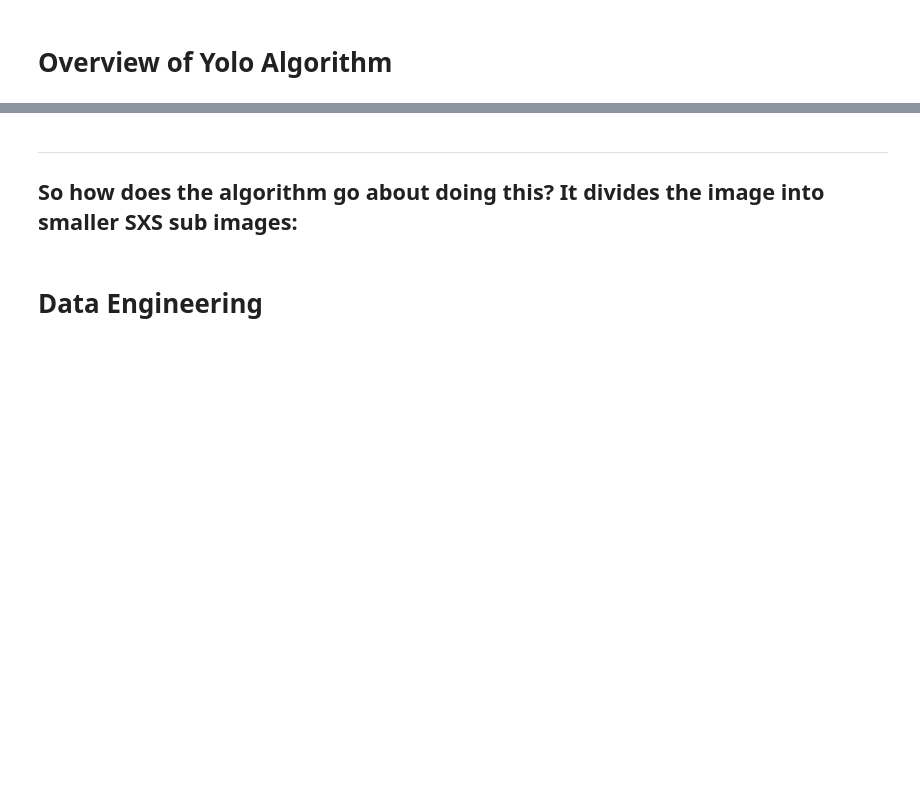
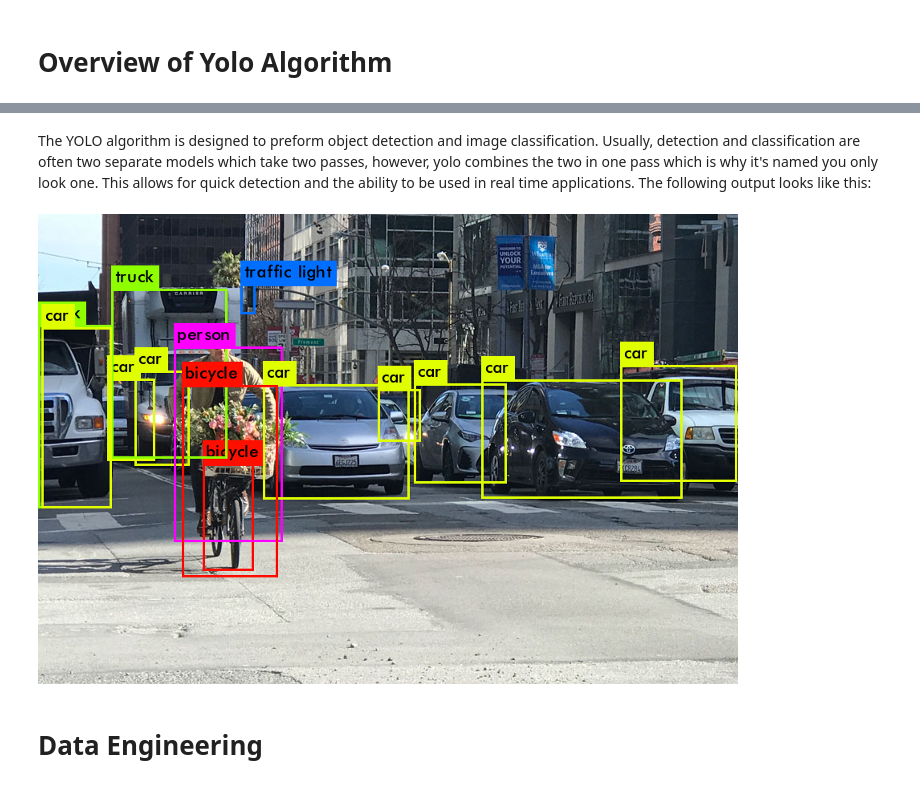
Before and after one commit to ericgage-williams/GHW_DeepLearningProject, a Jupyter notebook: DeepLearningProject.ipynb, the cells around one changed output, grey strips where cells are left out. Drawn from its saved outputs; the diff is of its cells as text; code cells hidden in the pictures; blank space fills up the shorter version.

```diff
--- a/DeepLearningProject.ipynb
+++ b/DeepLearningProject.ipynb
@@ -12,7 +6,10 @@ The yolo algorithm was designed to do object detction and classification in real
-# %% [markdown]
----
-So how does the algorithm go about doing this? It divides the image into smaller SXS sub images:
----
+# %% [markdown]
+The YOLO algorithm is designed to preform object detection and image classification. Usually, detection and classification are often two separate models which take two passes, however, yolo combines the two in one pass which is why it's named you only look one. This allows for quick detection and the ability to be used in real time applications.  The following output looks like this:
+# %%
+from IPython.display import Image
+Image("cover.png")
+# %% [output]
+[figure, added]
 # %% [markdown]
 # Data Engineering
 # %% [markdown]
```
Also changed, not shown: parts of 1 cell of this notebook, 1 other file.
